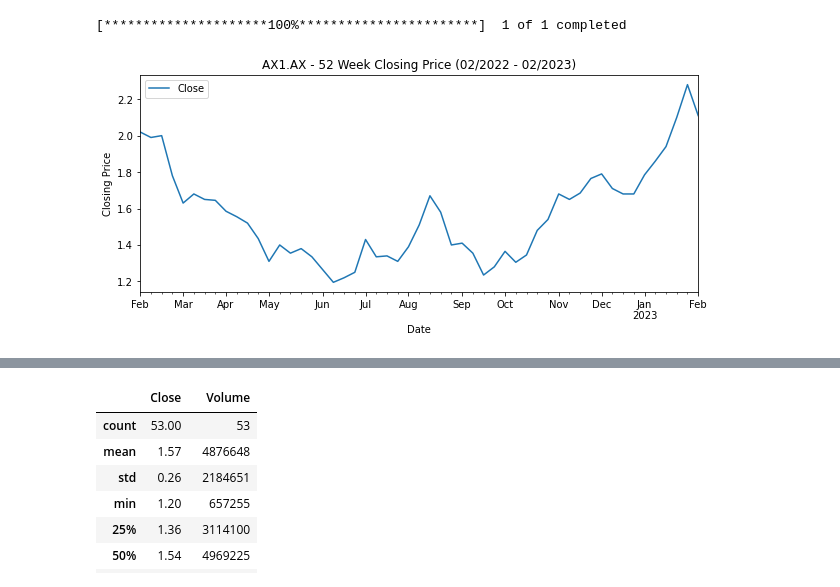
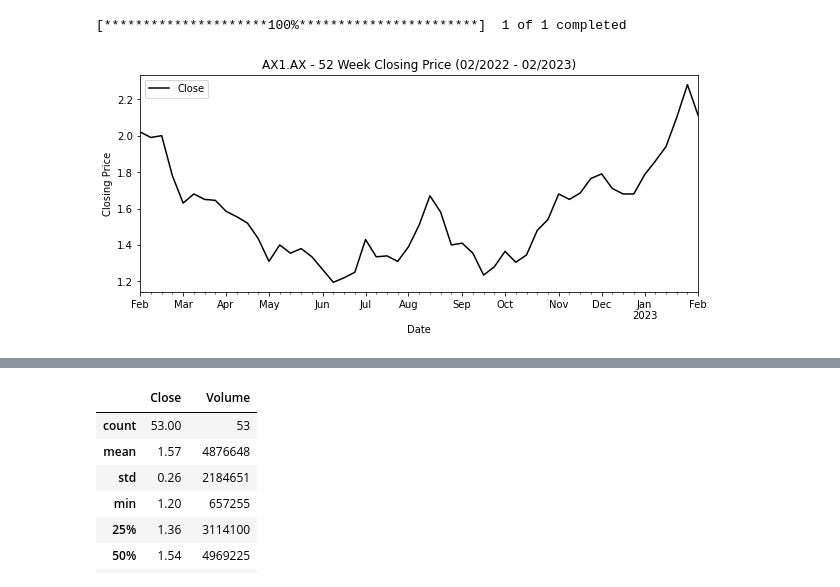
Before and after one commit to mjjohnson94/Discounted-Cash-Flow-Model-, a Jupyter notebook: AX1 - Technical Analysis .ipynb, the cells around one changed output, grey strips where cells are left out. Cells and saved outputs as stored; diff of their text form; code cells hidden in the pictures.

```diff
--- a/AX1 - Technical Analysis .ipynb
+++ b/AX1 - Technical Analysis .ipynb
@@ -20,12 +20,13 @@ dataFrame['MA10'] = dataFrame['Close'].rolling(10).mean()
 # %%
 dataFrame = dataFrame.reset_index()
 
 dataFrame.plot(x = 'Date', y = 'Close',
+            color='Black'
             title= asxTicker + ' - ' + '52 Week Closing Price (02/2022 - 02/2023)' ,
             ylabel="Closing Price",
             xlabel="Date",
             figsize=(10, 4))
 
 print("")
 # %% [output]
-[figure, old version]
+[figure, new version]
```
Also changed, not shown: parts of 1 cell of this notebook.
